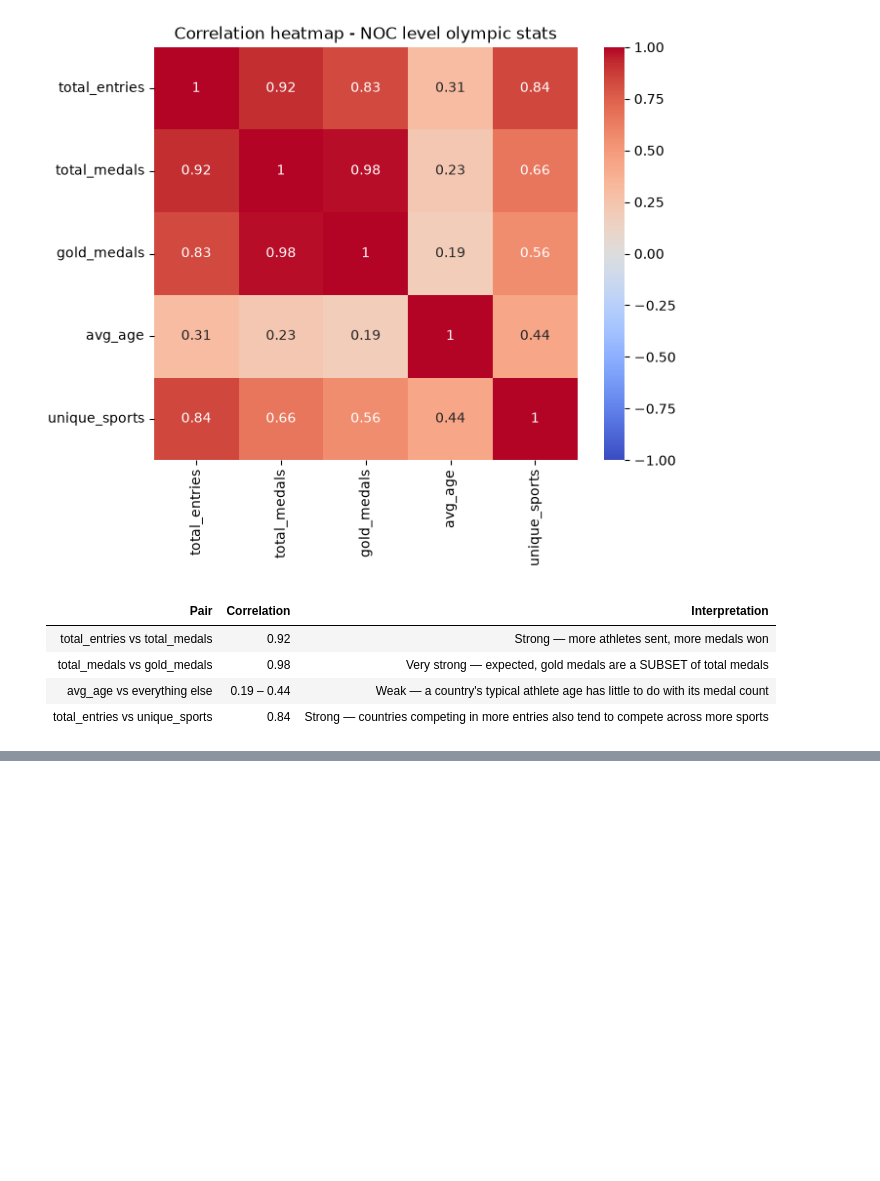
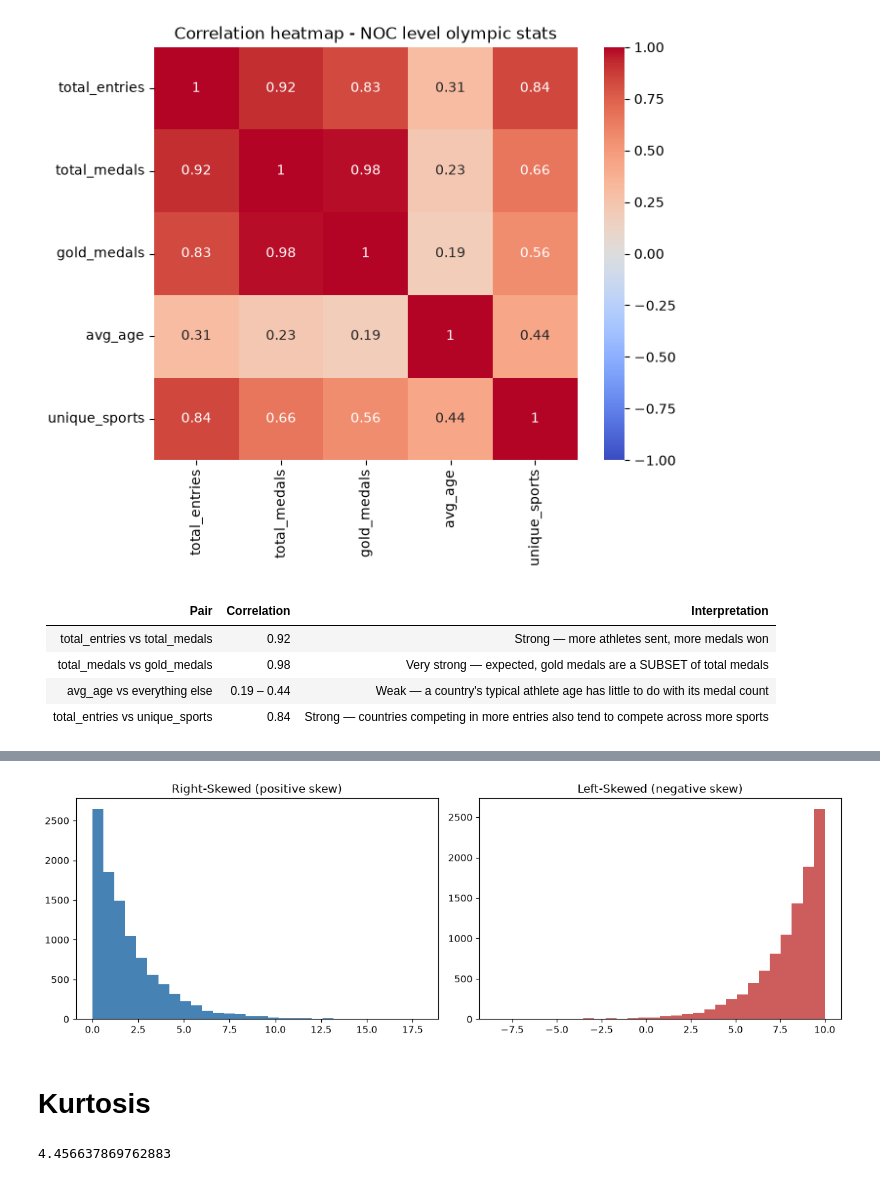
Before and after one commit to Ramya-101999/Python-Class, a Jupyter notebook: EDA Stats 2.ipynb, the cells around one changed output, grey strips where cells are left out. Cells and saved outputs as stored; diff of their text form; code cells hidden in the pictures; blank space fills up the shorter version.

```diff
--- a/EDA Stats 2.ipynb
+++ b/EDA Stats 2.ipynb
@@ -123,0 +168,34 @@ plt.show()
+# %%
+#Skewness - measuring which direction a distribution leans
+
+import matplotlib.pyplot as plt
+
+np.random.seed(1)
+right_skewed_example = np.random.exponential(scale=2, size=10000)     # long tail to the RIGHT
+left_skewed_example = 10 - np.random.exponential(scale=2, size=10000)  # long tail to the LEFT
+
+fig, axes = plt.subplots(1, 2, figsize=(12, 4))
+axes[0].hist(right_skewed_example, bins=30, color='steelblue')
+axes[0].set_title('Right-Skewed (positive skew)')
+axes[1].hist(left_skewed_example, bins=30, color='indianred')
+axes[1].set_title('Left-Skewed (negative skew)')
+plt.tight_layout()
+plt.show()
+# %% [output]
+[figure, added]
+# %% [markdown]
+# Kurtosis
+# %%
+# Kurtosis - "Tail heaviness"
+
+# syntax -series.kurt()
+
+# A normal distribution scores 0
+
+print(ages.kurt())
+
+# A kurtosis of 4.46(well above 0) means this data is leptokurtic - more extreme values in the tails than a normal distribution predicts.
+
+# This agrees with exactly 45 outliers found earlier - high kurtosis is a signal of more extreme values than expected.
+# %% [output]
+4.456637869762883
```
Also changed, not shown: parts of 5 cells of this notebook.
